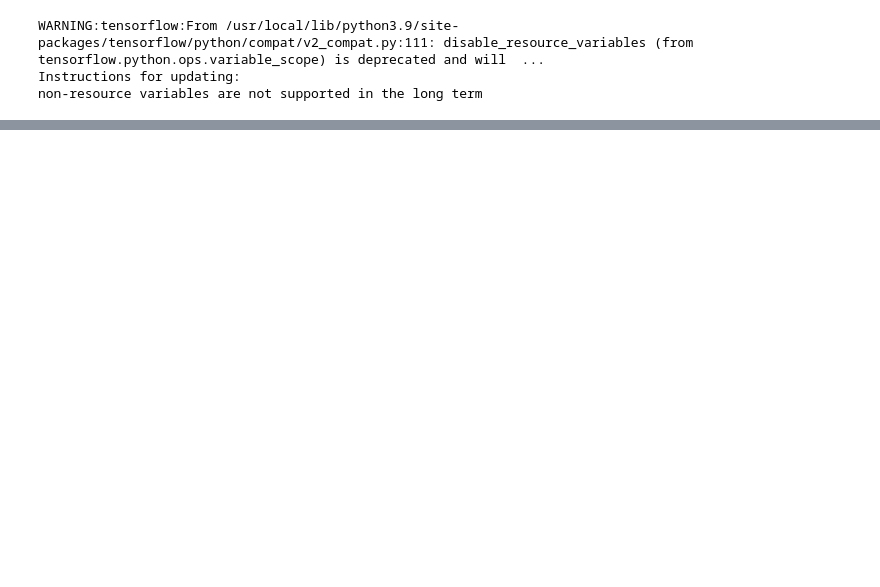
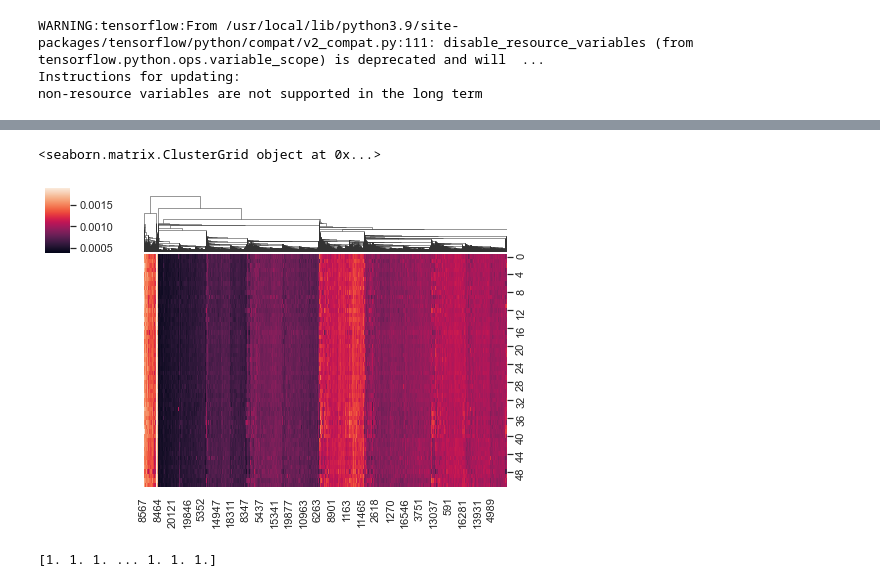
Before and after one commit to jsolson4/Boost-CLL-Clustering, a Jupyter notebook: GeneExpression_Analysis.ipynb, the cells around one changed output, grey strips where cells are left out. Cells and saved outputs as stored; diff of their text form; code cells hidden in the pictures; blank space fills up the shorter version.

Commit message:
added clustering with weights

```diff
--- a/GeneExpression_Analysis.ipynb
+++ b/GeneExpression_Analysis.ipynb
@@ -120,0 +183,9 @@ for i in range(axs.shape[0]):
+# %%
+g = sns.clustermap(L,
+                   figsize=(7, 5),
+                   row_cluster=False)
+
+print(g)
+# %% [output]
+<seaborn.matrix.ClusterGrid object at 0x...>
+[figure, added]
@@ -120,0 +220,5 @@ for i in range(axs.shape[0]):
+# %%
+y = pdist(L.T, 'euclidean')
+print(ppi_weights)
+# %% [output]
+[1. 1. 1. ... 1. 1. 1.]
```
Also changed, not shown: parts of 21 cells of this notebook.
